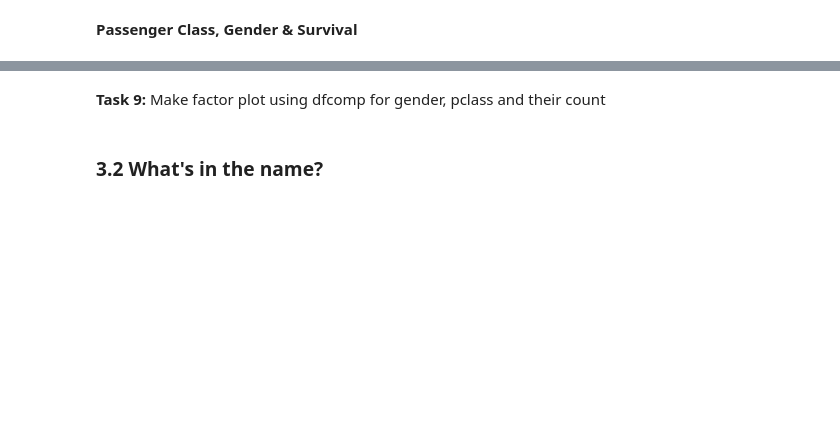
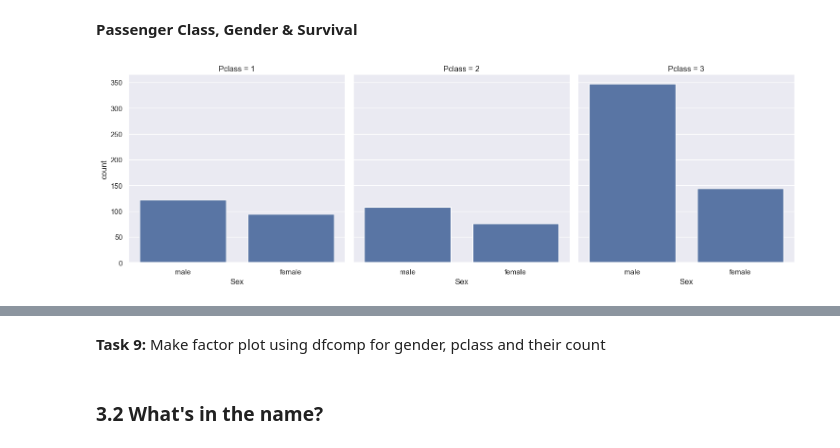
Before and after one commit to amadatiq-ai/citadel-edversity, a Jupyter notebook: EDA SEABORN-1.ipynb, the cells around one changed output, grey strips where cells are left out. Saved outputs shown, nothing was run; the diff lists cells and outputs as text; code cells hidden in the pictures; blank space fills up the shorter version.

```diff
--- a/EDA SEABORN-1.ipynb
+++ b/EDA SEABORN-1.ipynb
@@ -205,5 +265,7 @@ sns.countplot(x='Pclass', hue='Survived', data=dftitanic);
 # %% [markdown]
 **Passenger Class, Gender & Survival**
 # %%
-sns.factorplot(x='Sex', col='Pclass', data=dftitanic, kind='count');
+sns.catplot(x='Sex', col='Pclass', data=dftitanic, kind='count');
+# %% [output]
+[figure, added]
 # %%
```
Also changed, not shown: parts of 15 cells of this notebook, 2 other files.
